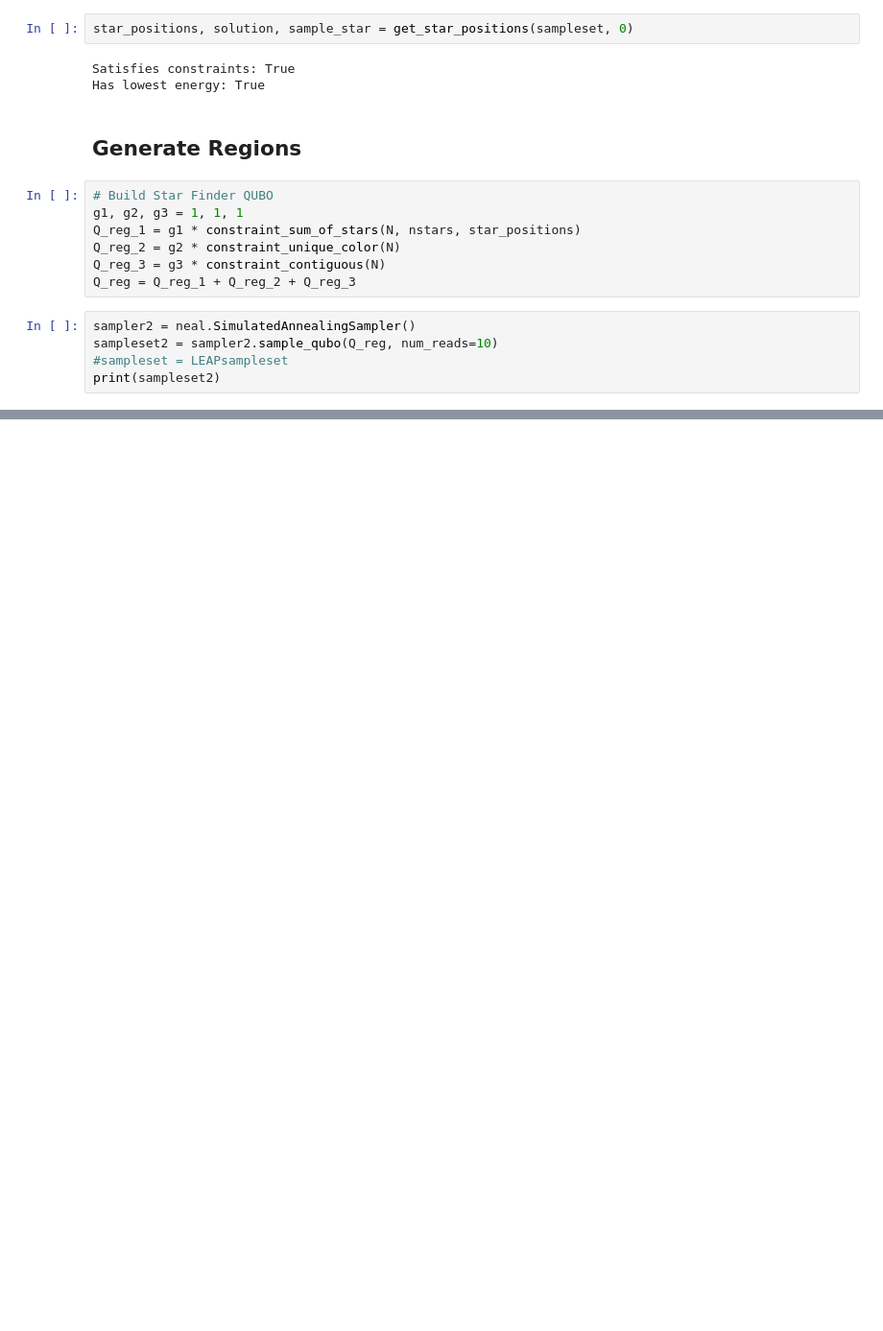
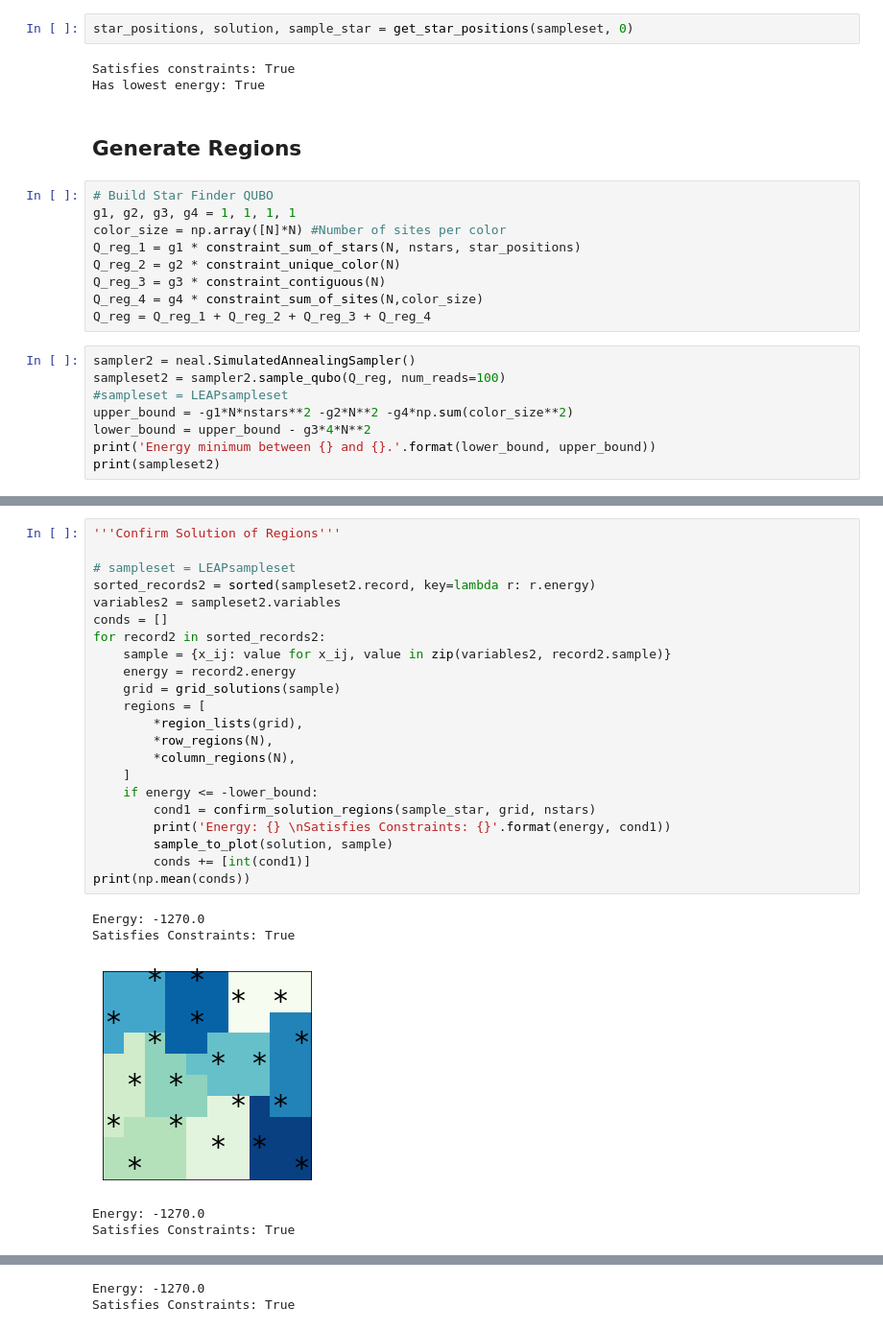
Before and after one commit to iQuHACK/2021_patoLogic, a Jupyter notebook: notebooks/generate_problem.ipynb, the cells around one changed output, grey strips where cells are left out. Shown at 96% size. Cells and saved outputs as stored; diff of their text form; blank space fills up the shorter version.

```diff
--- a/notebooks/generate_problem.ipynb
+++ b/notebooks/generate_problem.ipynb
@@ -376,14 +417,19 @@ Has lowest energy: True
 ## Generate Regions
 # %%
 # Build Star Finder QUBO
-g1, g2, g3 = 1, 1, 1
+g1, g2, g3, g4 = 1, 1, 1, 1
+color_size = np.array([N]*N) #Number of sites per color
 Q_reg_1 = g1 * constraint_sum_of_stars(N, nstars, star_positions)
 Q_reg_2 = g2 * constraint_unique_color(N)
 Q_reg_3 = g3 * constraint_contiguous(N)
-Q_reg = Q_reg_1 + Q_reg_2 + Q_reg_3
+Q_reg_4 = g4 * constraint_sum_of_sites(N,color_size)
+Q_reg = Q_reg_1 + Q_reg_2 + Q_reg_3 + Q_reg_4
 # %%
 sampler2 = neal.SimulatedAnnealingSampler()
-sampleset2 = sampler2.sample_qubo(Q_reg, num_reads=10)
+sampleset2 = sampler2.sample_qubo(Q_reg, num_reads=100)
 #sampleset = LEAPsampleset
+upper_bound = -g1*N*nstars**2 -g2*N**2 -g4*np.sum(color_size**2)
+lower_bound = upper_bound - g3*4*N**2
+print('Energy minimum between {} and {}.'.format(lower_bound, upper_bound))
 print(sampleset2)
 # %% [output]
@@ -433,0 +480,28 @@ for record2 in sorted_records2:
+# %%
+'''Confirm Solution of Regions'''
+
+# sampleset = LEAPsampleset
+sorted_records2 = sorted(sampleset2.record, key=lambda r: r.energy)
+variables2 = sampleset2.variables
+conds = []
+for record2 in sorted_records2:
+    sample = {x_ij: value for x_ij, value in zip(variables2, record2.sample)}
+    energy = record2.energy
+    grid = grid_solutions(sample)
+    regions = [
+        *region_lists(grid),
+        *row_regions(N),
+        *column_regions(N),
+    ]
+    if energy <= -lower_bound:
+        cond1 = confirm_solution_regions(sample_star, grid, nstars)
+        print('Energy: {} \nSatisfies Constraints: {}'.format(energy, cond1))
+        sample_to_plot(solution, sample)
+        conds += [int(cond1)]
+print(np.mean(conds))
+# %% [output]
+Energy: -1270.0
+Satisfies Constraints: True
+[figure, added]
+Energy: -1270.0
+Satisfies Constraints: True
@@ -433,0 +509,2 @@ for record2 in sorted_records2:
+Energy: -1270.0
+Satisfies Constraints: True
```
Also changed, not shown: parts of 16 cells of this notebook.
